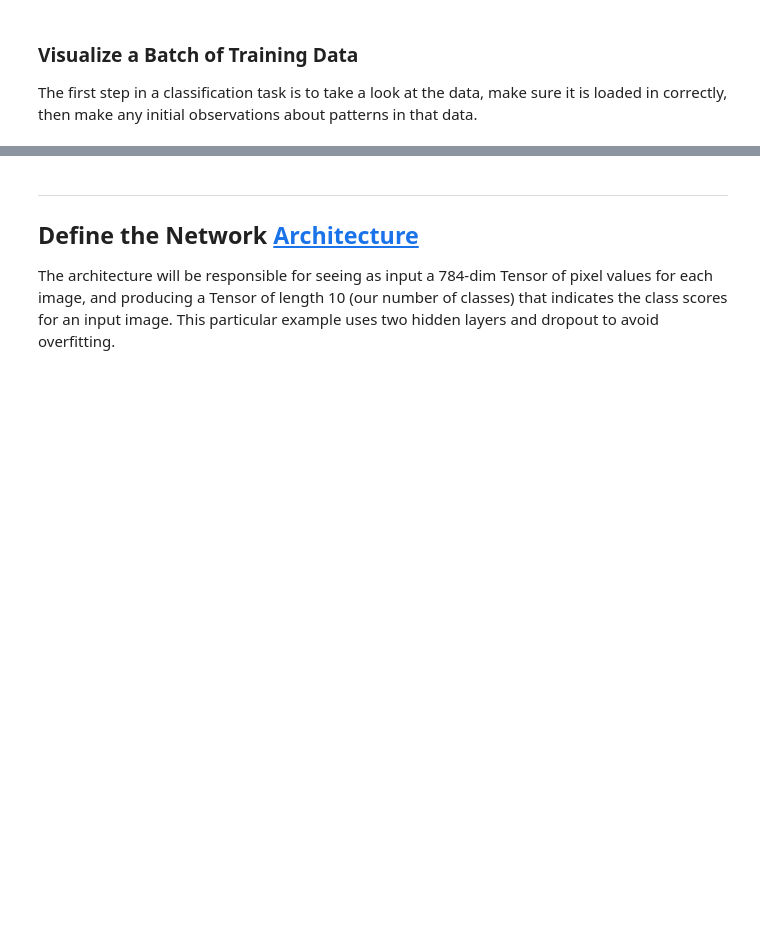
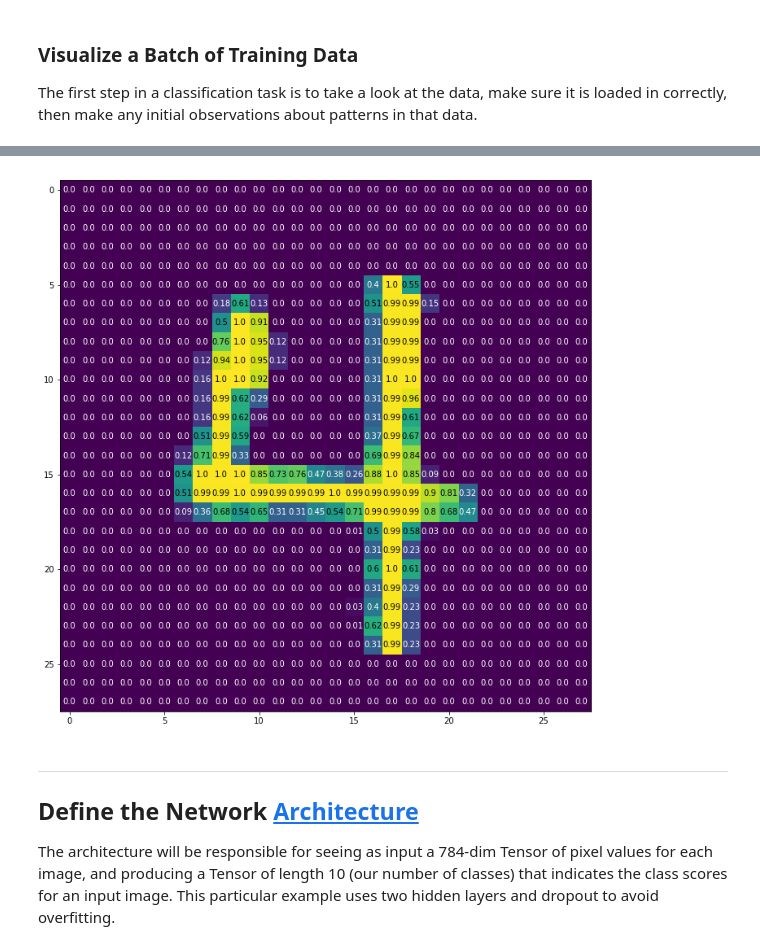
Before and after one commit to danielkurniadi/100-days-DeepLearning, a Jupyter notebook: simple-neural-net/Multilayered-Perceptron/MLP_MNIST.ipynb, the cells around one changed output, grey strips where cells are left out. Cells and saved outputs as stored; diff of their text form; code cells hidden in the pictures; blank space fills up the shorter version.

```diff
--- a/simple-neural-net/Multilayered-Perceptron/MLP_MNIST.ipynb
+++ b/simple-neural-net/Multilayered-Perceptron/MLP_MNIST.ipynb
@@ -34,7 +34,7 @@ num_workers = 0
 batch_size = 20
 
 # define transform Object
-transform = transform.ToTensor() # convert data to torch.FloatTensor
+transform = transforms.ToTensor() # convert data to torch.FloatTensor
 
 # download pytorch MNIST training and test set
 train_data = datasets.MNIST(root='data/', train=True, # using MNIST/processed/training.pt
@@ -43,8 +43,8 @@ test_data = datasets.MNIST(root='data/', train=False, # using MNIST/processed/te
                           download=True, transform=transform)
 
 # prepare data loader
-train_loader = None
-test_ loader = None
+train_loader = DataLoader(train_data, batch_size=batch_size, shuffle=True, num_workers=0)
+test_loader = DataLoader(test_data, batch_size=batch_size, shuffle=True, num_workers=0)
 
 # specify the image classes
 classes = ['airplane', 'automobile', 'bird', 'cat', 'deer',
@@ -73,19 +87,21 @@ for idx, image in enumerate(images):
 # %%
 img = images.numpy().squeeze()[12] # pick any from 0-19
 width, height = img.shape
 
 fig = plt.figure(figsize=(12,12))
 ax = fig.add_subplot(1, 1, 1)
 ax.imshow(img)
 
 thresh_color = img.max()/2
 for i in range(width):
     for j in range(height):
-        val = round(img[i][j], 2) if (img[i][j] < 0.01) else 0
+        val = round(img[i][j], 2)
         ax.annotate(str(val), xy=(j,i),
                     horizontalalignment='center',
                     verticalalignment='center',
-                    color='white' if img[i][j]<thresh else 'black')
+                    color='white' if img[i][j]<thresh_color else 'black')
+# %% [output]
+[figure, added]
 # %% [markdown]
 ---
 ## Define the Network [Architecture](http://pytorch.org/docs/stable/nn.html)
```
Also changed, not shown: parts of 11 cells of this notebook.
